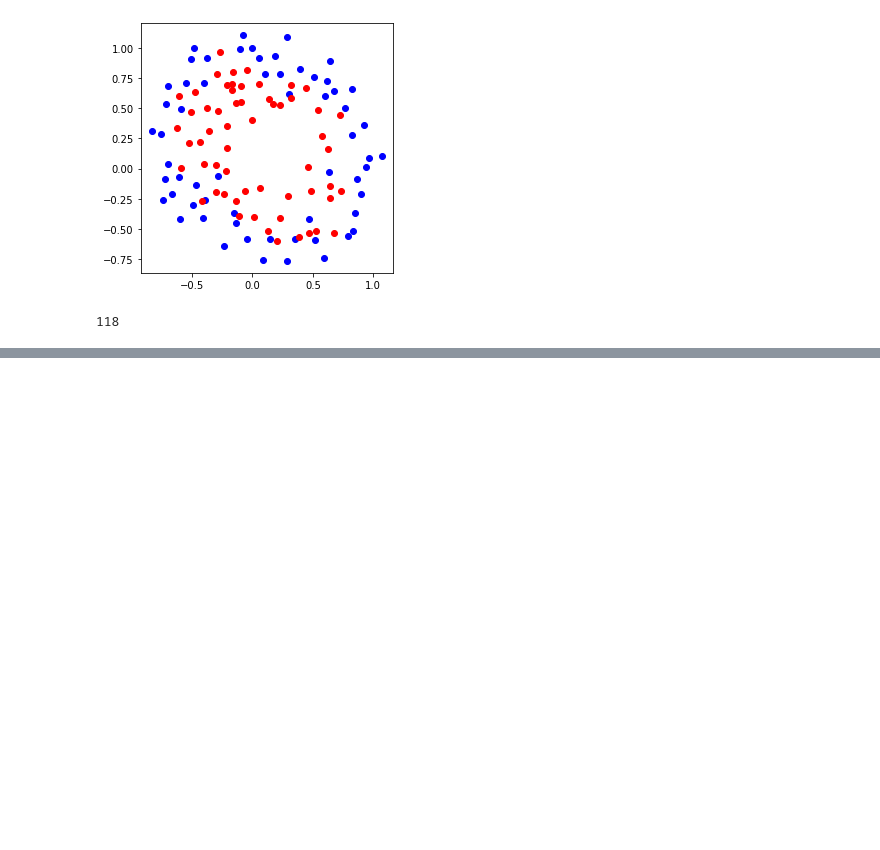
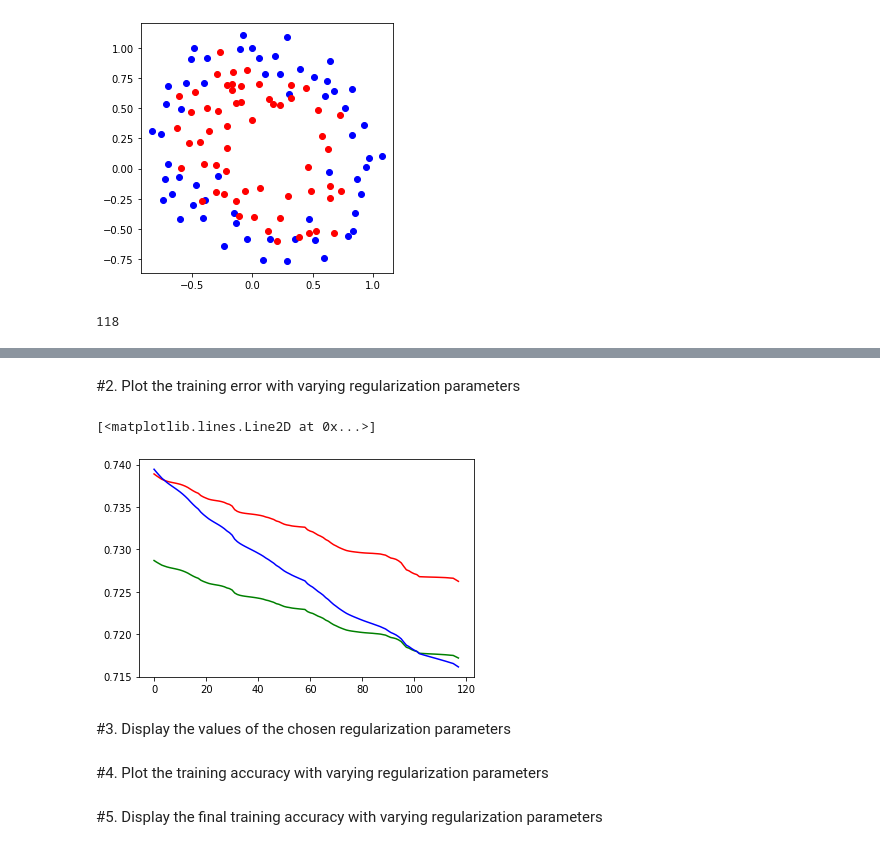
Before and after one commit to seyoung911/ClearWater, a Jupyter notebook: Assignment07.ipynb, the cells around one changed output, grey strips where cells are left out. Saved outputs shown, nothing was run; the diff lists cells and outputs as text; code cells hidden in the pictures; blank space fills up the shorter version.

Commit message:
plot the training error (lambda 1 2 3 )

```diff
--- a/Assignment07.ipynb
+++ b/Assignment07.ipynb
@@ -45,0 +246,16 @@ print(len(label))
+# %% [markdown]
+#2. Plot the training error with varying regularization parameters
+# %%
+plt.figure()
+plt.plot([i for i in range(len(cost1_array))], cost1_array, color='red')
+plt.plot([i for i in range(len(cost2_array))], cost2_array, color='green')
+plt.plot([i for i in range(len(cost3_array))], cost3_array, color='blue')
+# %% [output]
+[<matplotlib.lines.Line2D at 0x...>]
+[figure, added]
+# %% [markdown]
+#3. Display the values of the chosen regularization parameters
+# %% [markdown]
+#4. Plot the training accuracy with varying regularization parameters
+# %% [markdown]
+#5. Display the final training accuracy with varying regularization parameters
```
Also changed, not shown: parts of 7 cells of this notebook.
